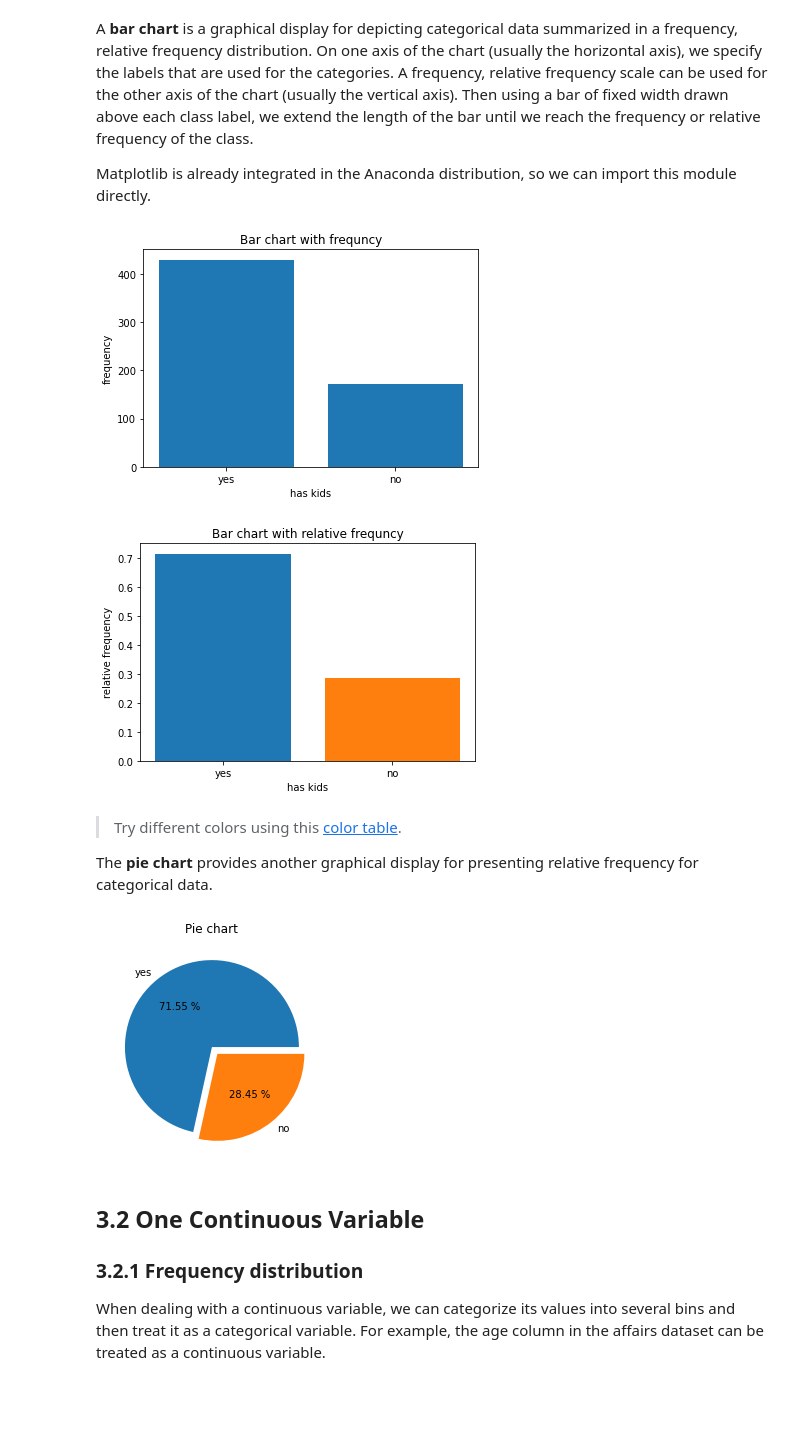
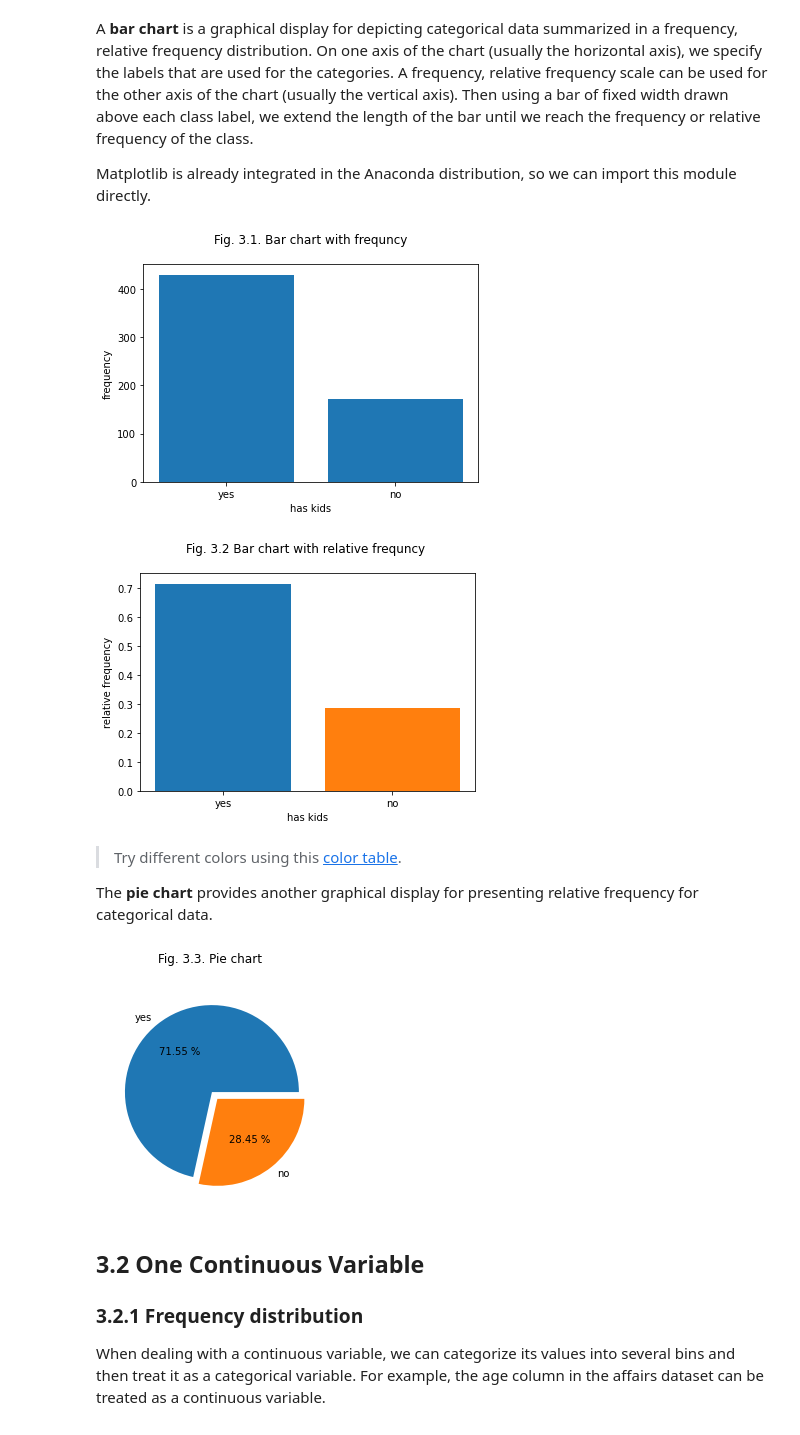
Before and after one commit to Booca/ECO301, a Jupyter notebook: 3 Descriptive Statistics - Tabular & Graphical Display (Distribution).ipynb, the cells around one changed output. Drawn from its saved outputs; the diff is of its cells as text; code cells hidden in the pictures; blank space fills up the shorter version.

```diff
--- a/3 Descriptive Statistics - Tabular & Graphical Display (Distribution).ipynb
+++ b/3 Descriptive Statistics - Tabular & Graphical Display (Distribution).ipynb
@@ -163,24 +172,24 @@ Matplotlib is already integrated in the Anaconda distribution, so we can import
 # %%
 import matplotlib.pyplot as plt
 
 plt.bar(x = freq.index, height=freq)
-plt.title("Bar chart with frequncy") #set title
+plt.title("Fig. 3.1. Bar chart with frequncy\n") #set title
 plt.xlabel("has kids") #set x label
 plt.ylabel("frequency") #set y label
 plt.show() # print plot to the screen
 # %% [output]
-[figure, old version]
+[figure, new version]
 # %%
 # relative frequency bar plot
 
 plt.bar(x = rel_freq.index, height=rel_freq, color=["tab:blue","tab:orange"])
-plt.title("Bar chart with relative frequncy") #set title
+plt.title("Fig. 3.2 Bar chart with relative frequncy \n") #set title
 plt.xlabel("has kids") #set x label
 plt.ylabel("relative frequency") #set y label
 
 plt.show()
 # %% [output]
-[figure, old version]
+[figure, new version]
 # %% [markdown]
 > Try different colors using this [color table](https://matplotlib.org/stable/gallery/color/named_colors.html).
 
@@ -188,11 +197,11 @@ plt.show()
 The **pie chart** provides another graphical display for presenting relative frequency for categorical data.
 # %%
 plt.pie(x = rel_freq, labels=rel_freq.index, explode=[0,0.1], autopct="%.2f %%")
-plt.title("Pie chart")
+plt.title("Fig. 3.3. Pie chart \n")
 
 plt.show()
 # %% [output]
-[figure, old version]
+[figure, new version]
 # %% [markdown]
 ## 3.2 One Continuous Variable
 
```
Also changed, not shown: parts of 25 cells of this notebook.
